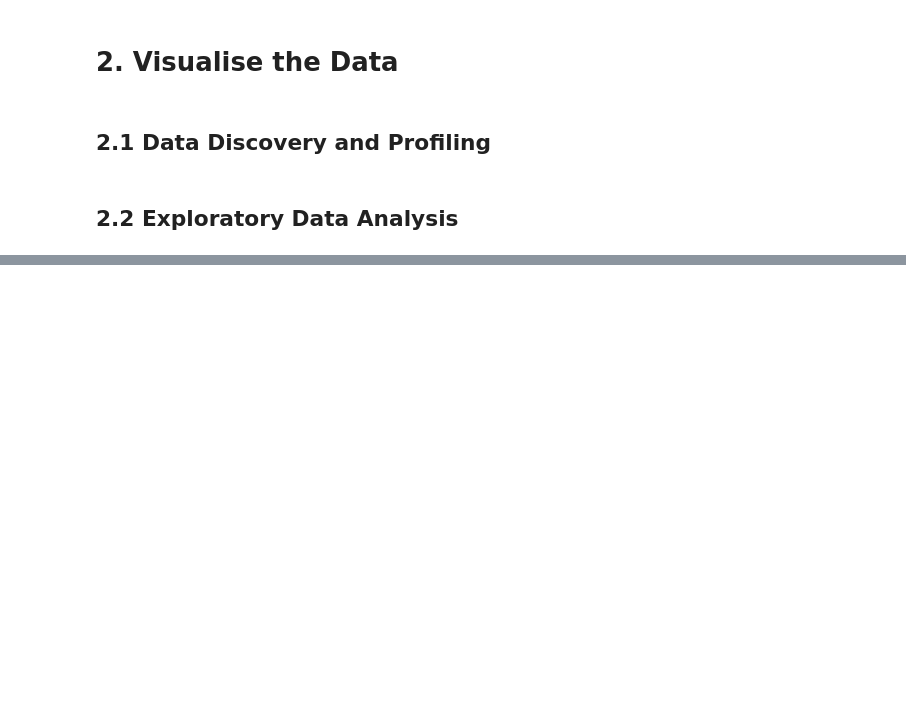
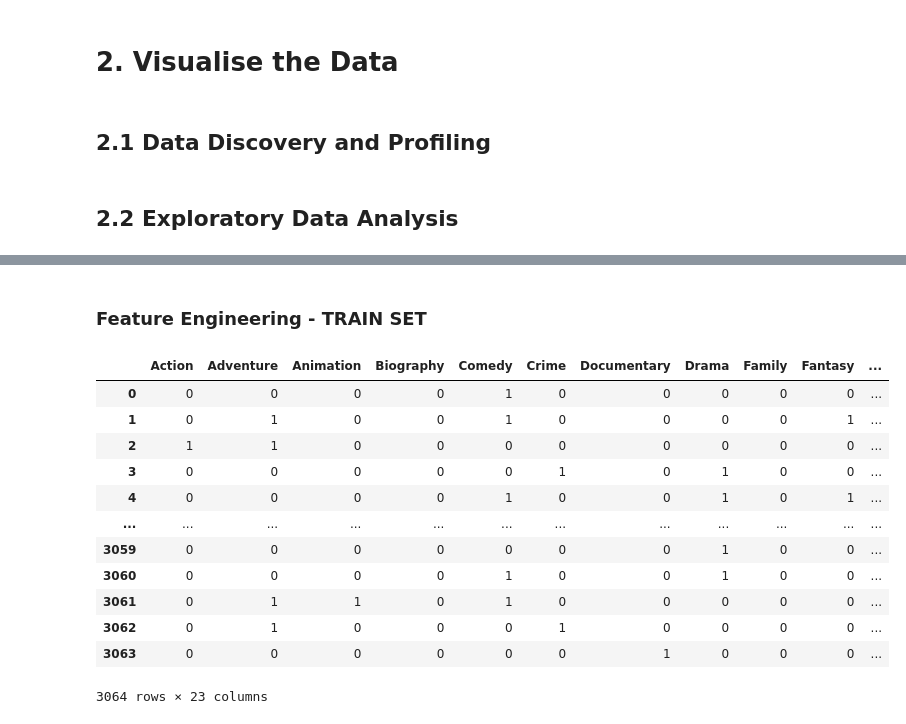
Before and after one commit to sofiaamihan/box-office-analyser, a Jupyter notebook: visuals.ipynb, the cells around one changed output, grey strips where cells are left out. Saved outputs shown, nothing was run; the diff lists cells and outputs as text; code cells hidden in the pictures; blank space fills up the shorter version.

```diff
--- a/visuals.ipynb
+++ b/visuals.ipynb
@@ -530,0 +696,6 @@ display(df)
+# %%
+X_train, X_test, y_train, y_test = train_test_split(X, y, test_size=0.3, random_state=7)
+X_train = pd.DataFrame(X_train)
+X_test = pd.DataFrame(X_test)
+y_train = pd.Series(y_train)
+y_test = pd.Series(y_test)
@@ -530,0 +731,2 @@ display(df)
+# %% [markdown]
+### Feature Engineering - TRAIN SET
@@ -530,0 +743,19 @@ display(df)
+# %%
+# One-Hot Encoding Genre - TRAIN
+new = X_train['genres'].str.get_dummies(sep=',')
+display(new)
+del X_train['genres']
+# %% [output]
+|  | Action | Adventure | Animation | Biography | Comedy | Crime | Documentary | Drama | Family | Fantasy | ... |
+| 0 | 0 | 0 | 0 | 0 | 1 | 0 | 0 | 0 | 0 | 0 | ... |
+| 1 | 0 | 1 | 0 | 0 | 1 | 0 | 0 | 0 | 0 | 1 | ... |
+| 2 | 1 | 1 | 0 | 0 | 0 | 0 | 0 | 0 | 0 | 0 | ... |
+| 3 | 0 | 0 | 0 | 0 | 0 | 1 | 0 | 1 | 0 | 0 | ... |
+| 4 | 0 | 0 | 0 | 0 | 1 | 0 | 0 | 1 | 0 | 1 | ... |
+| ... | ... | ... | ... | ... | ... | ... | ... | ... | ... | ... | ... |
+| 3059 | 0 | 0 | 0 | 0 | 0 | 0 | 0 | 1 | 0 | 0 | ... |
+| 3060 | 0 | 0 | 0 | 0 | 1 | 0 | 0 | 1 | 0 | 0 | ... |
+| 3061 | 0 | 1 | 1 | 0 | 1 | 0 | 0 | 0 | 0 | 0 | ... |
+| 3062 | 0 | 1 | 0 | 0 | 0 | 1 | 0 | 0 | 0 | 0 | ... |
+| 3063 | 0 | 0 | 0 | 0 | 0 | 0 | 1 | 0 | 0 | 0 | ... |
+3064 rows × 23 columns
```
Also changed, not shown: parts of 47 cells of this notebook, 7 other files.
